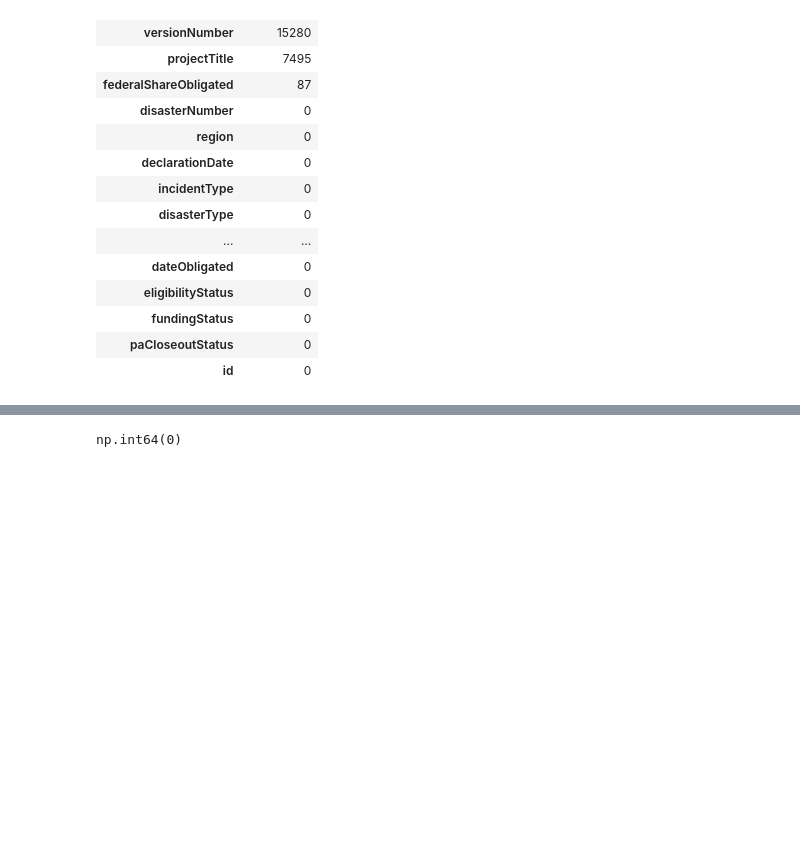
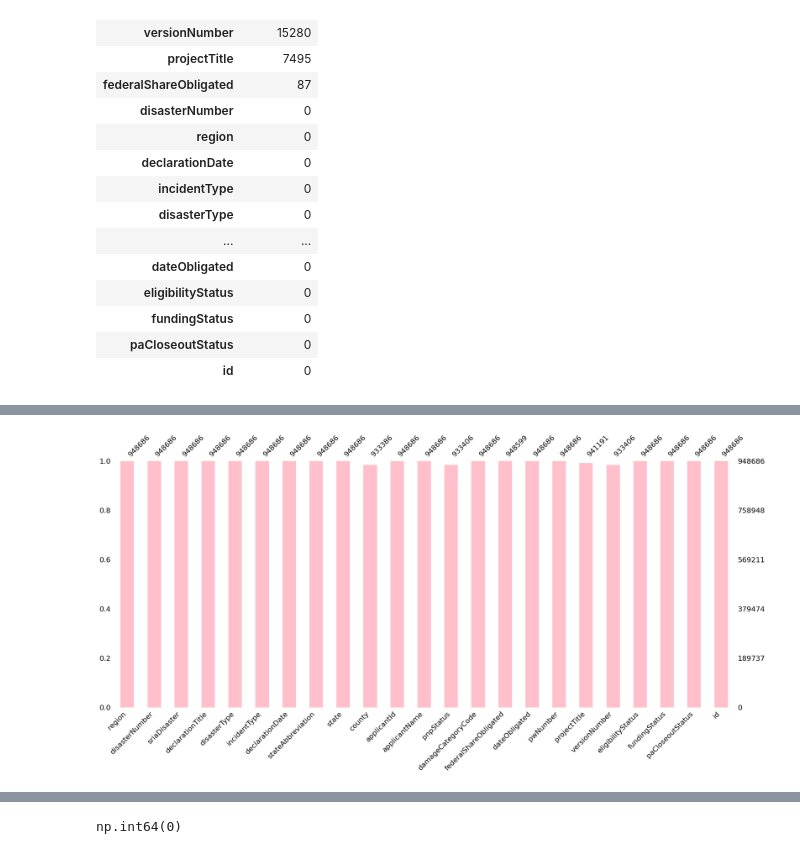
Before and after one commit to Aryan-Kaisth/Catastrophe_Risk_Estimation_Quantile_Based, a Jupyter notebook: notebooks/data_cleaning.ipynb, the cells around one changed output, grey strips where cells are left out. Drawn from its saved outputs; the diff is of its cells as text; code cells hidden in the pictures; blank space fills up the shorter version.

```diff
--- a/notebooks/data_cleaning.ipynb
+++ b/notebooks/data_cleaning.ipynb
@@ -87,0 +115,9 @@ df.isna().sum().to_frame(name='Null values').sort_values(by='Null values' ,ascen
+# %%
+msno.bar(
+    df=df,
+    color='pink',
+    label_rotation=45
+)
+plt.show()
+# %% [output]
+[figure, added]
```
Also changed, not shown: parts of 31 cells of this notebook.
